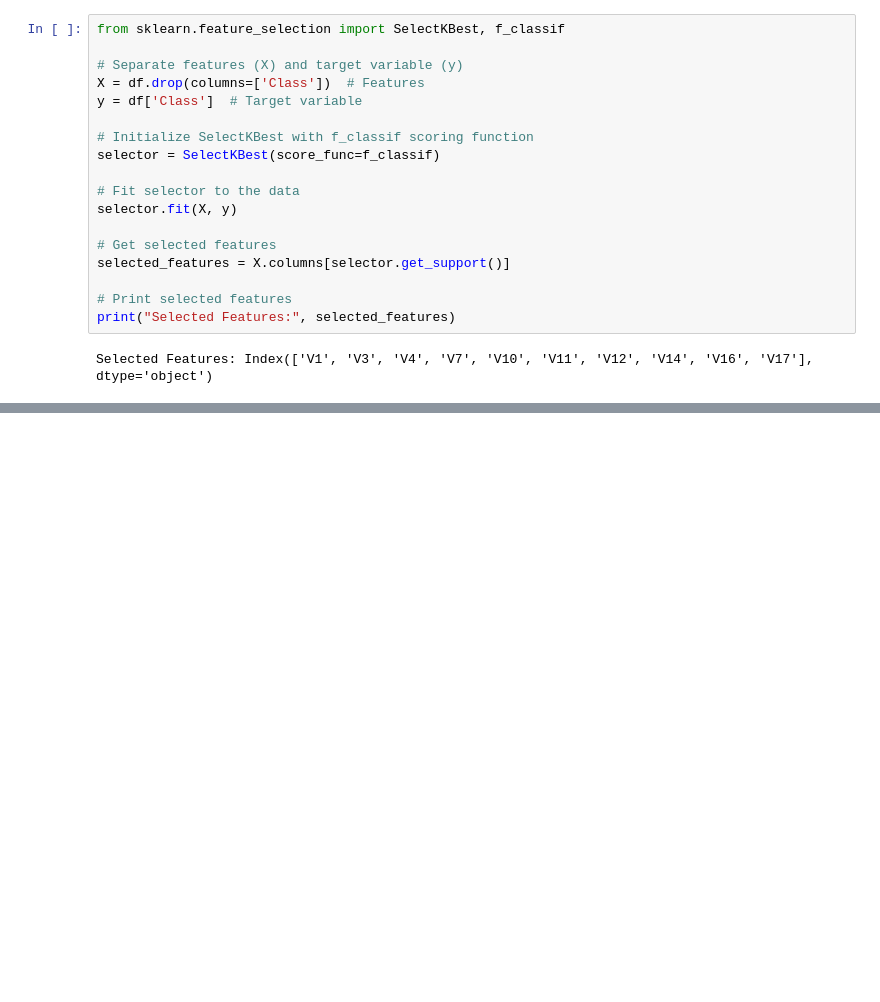
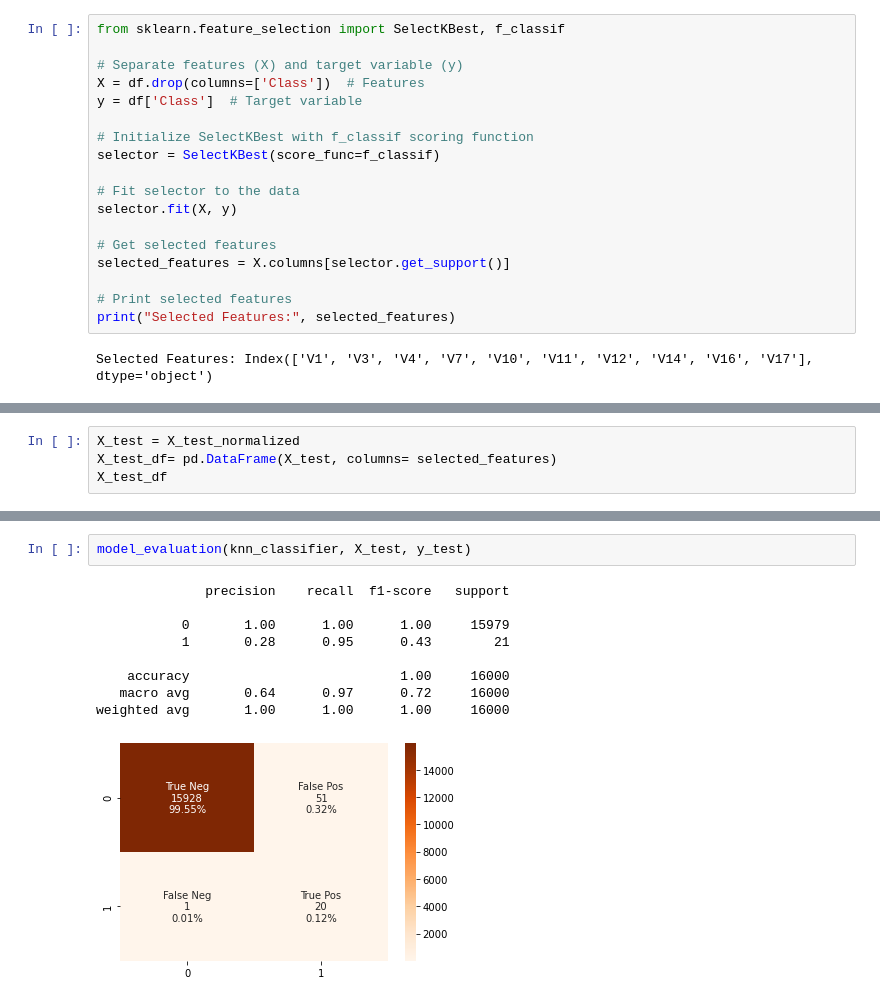
Before and after one commit to WanjaoColins/Machine-Learning-for-Credit-Card-Fraud-Detection, a Jupyter notebook: notebook.ipynb, the cells around one changed output, grey strips where cells are left out. Drawn from its saved outputs; the diff is of its cells as text; blank space fills up the shorter version.

```diff
--- a/notebook.ipynb
+++ b/notebook.ipynb
@@ -159,0 +254,4 @@ Selected Features: Index(['V1', 'V3', 'V4', 'V7', 'V10', 'V11', 'V12', 'V14', 'V
+# %%
+X_test = X_test_normalized
+X_test_df= pd.DataFrame(X_test, columns= selected_features)
+X_test_df
@@ -159,0 +402,12 @@ Selected Features: Index(['V1', 'V3', 'V4', 'V7', 'V10', 'V11', 'V12', 'V14', 'V
+# %%
+model_evaluation(knn_classifier, X_test, y_test)
+# %% [output]
+              precision    recall  f1-score   support
+
+           0       1.00      1.00      1.00     15979
+           1       0.28      0.95      0.43        21
+
+    accuracy                           1.00     16000
+   macro avg       0.64      0.97      0.72     16000
+weighted avg       1.00      1.00      1.00     16000
+[figure, added]
```
Also changed, not shown: parts of 31 cells of this notebook.
